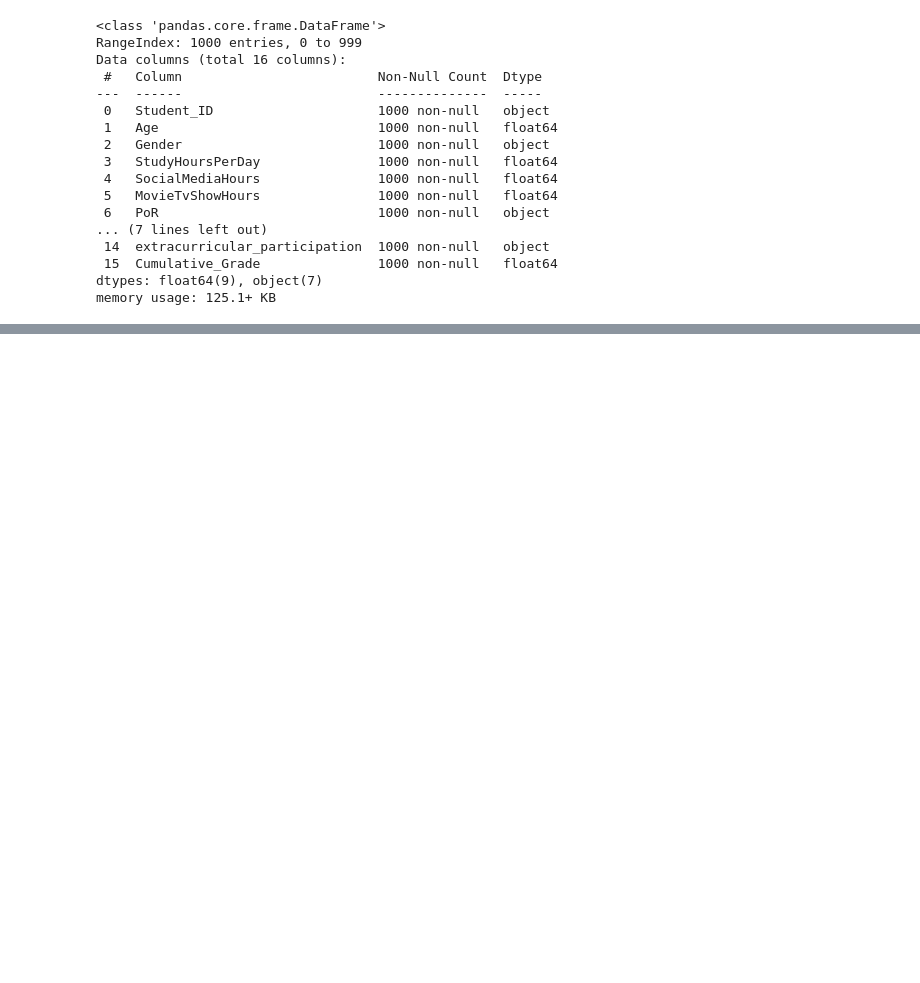
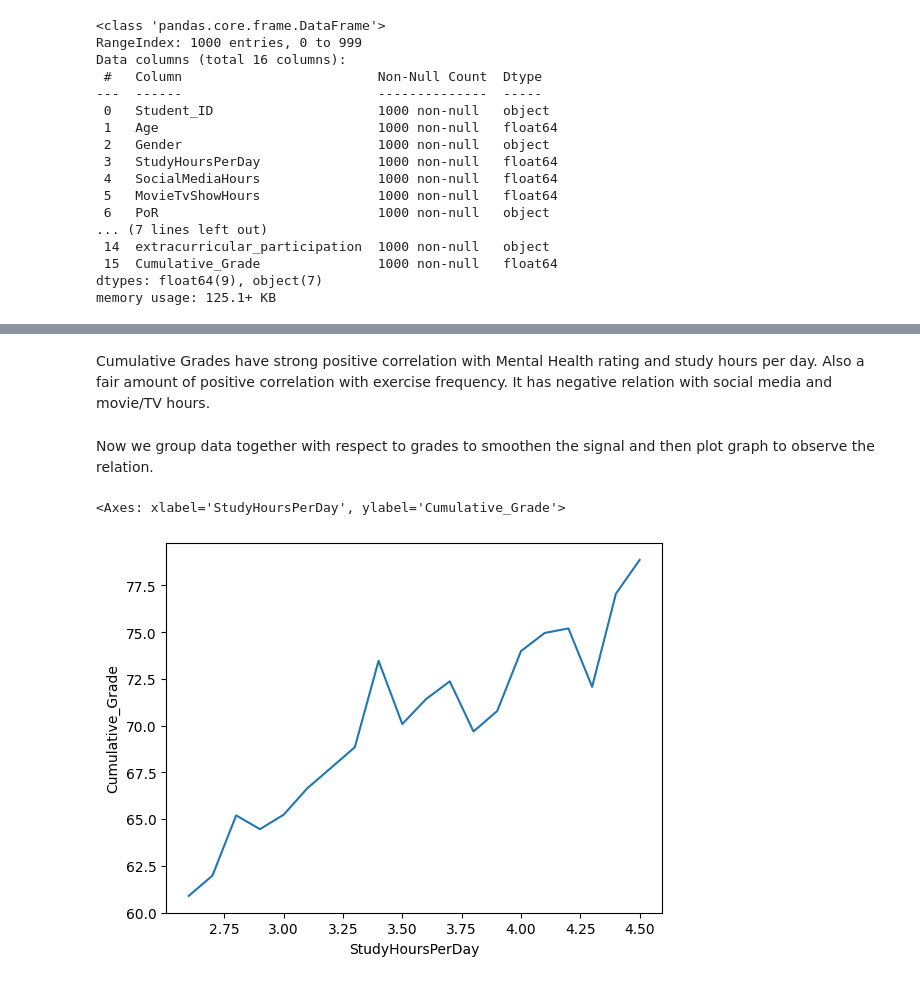
Before and after one commit to aditya161205/DAV, a Jupyter notebook: q1_DAV.ipynb, the cells around one changed output, grey strips where cells are left out. Drawn from its saved outputs; the diff is of its cells as text; code cells hidden in the pictures; blank space fills up the shorter version.

```diff
--- a/q1_DAV.ipynb
+++ b/q1_DAV.ipynb
@@ -72,0 +129,11 @@ memory usage: 125.1+ KB
+# %% [markdown]
+Cumulative Grades have strong positive correlation with Mental Health rating and study hours per day. Also a fair amount of positive correlation with exercise frequency. It has negative relation with social media and movie/TV hours.
+# %% [markdown]
+Now we group data together with respect to grades to smoothen the signal and then plot graph to observe the relation.
+# %%
+
+avg = data.groupby('StudyHoursPerDay')['Cumulative_Grade'].mean().reset_index()
+sns.lineplot(data=avg, x='StudyHoursPerDay', y='Cumulative_Grade')
+# %% [output]
+<Axes: xlabel='StudyHoursPerDay', ylabel='Cumulative_Grade'>
+[figure, added]
```
Also changed, not shown: parts of 18 cells of this notebook.
